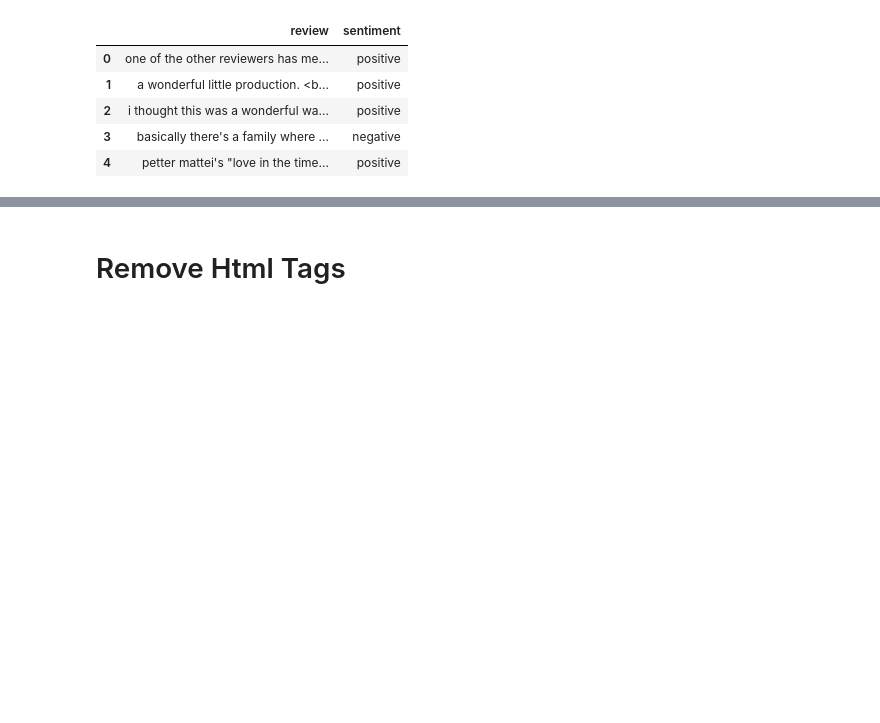
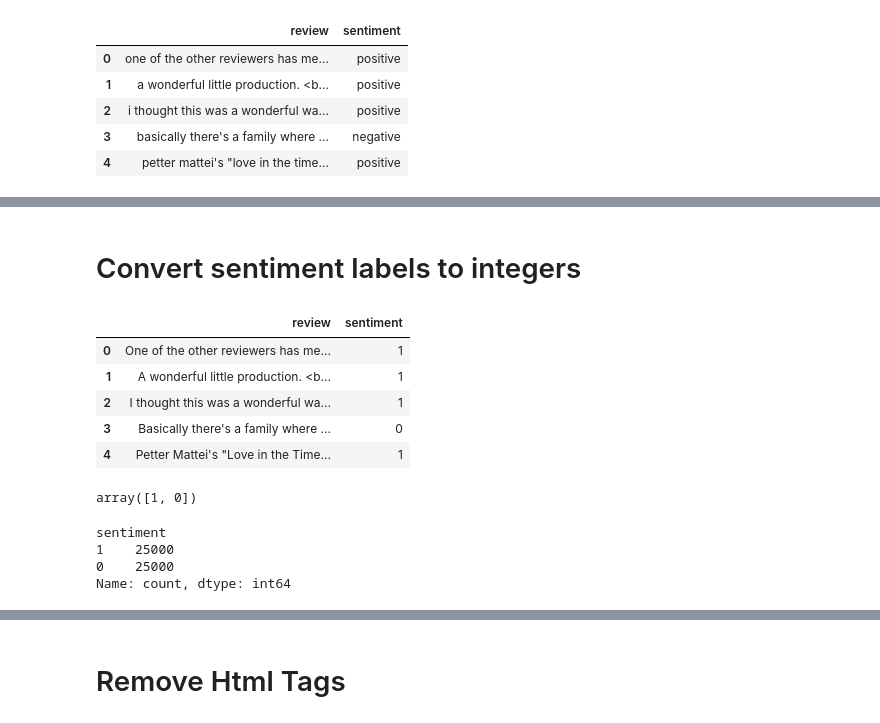
Before and after one commit to minhaz1172/NLP, a Jupyter notebook: Sentiment_analysis_LSTM.ipynb, the cells around one changed output, grey strips where cells are left out. Saved outputs shown, nothing was run; the diff lists cells and outputs as text; code cells hidden in the pictures; blank space fills up the shorter version.

```diff
--- a/Sentiment_analysis_LSTM.ipynb
+++ b/Sentiment_analysis_LSTM.ipynb
@@ -50,0 +137,30 @@ df.head()
+# %% [markdown]
+#
+# Convert sentiment labels to integers
+# %%
+# Reload the dataframe to ensure the 'sentiment' column is still strings
+df = pd.read_csv('data/IMDB Dataset.csv')
+
+df['sentiment'] = df['sentiment'].str.strip().str.lower()
+
+df['sentiment'] = df['sentiment'].apply(lambda x: 1 if x == "positive" else 0)
+
+display(df.head())
+# %% [output]
+|  | review | sentiment |
+| 0 | One of the other reviewers has me... | 1 |
+| 1 | A wonderful little production. <b... | 1 |
+| 2 | I thought this was a wonderful wa... | 1 |
+| 3 | Basically there's a family where ... | 0 |
+| 4 | Petter Mattei's "Love in the Time... | 1 |
+# %%
+df['sentiment'].unique()
+# %% [output]
+array([1, 0])
+# %%
+print(df['sentiment'].value_counts())
+# %% [output]
+sentiment
+1    25000
+0    25000
+Name: count, dtype: int64
```
Also changed, not shown: parts of 44 cells of this notebook.
